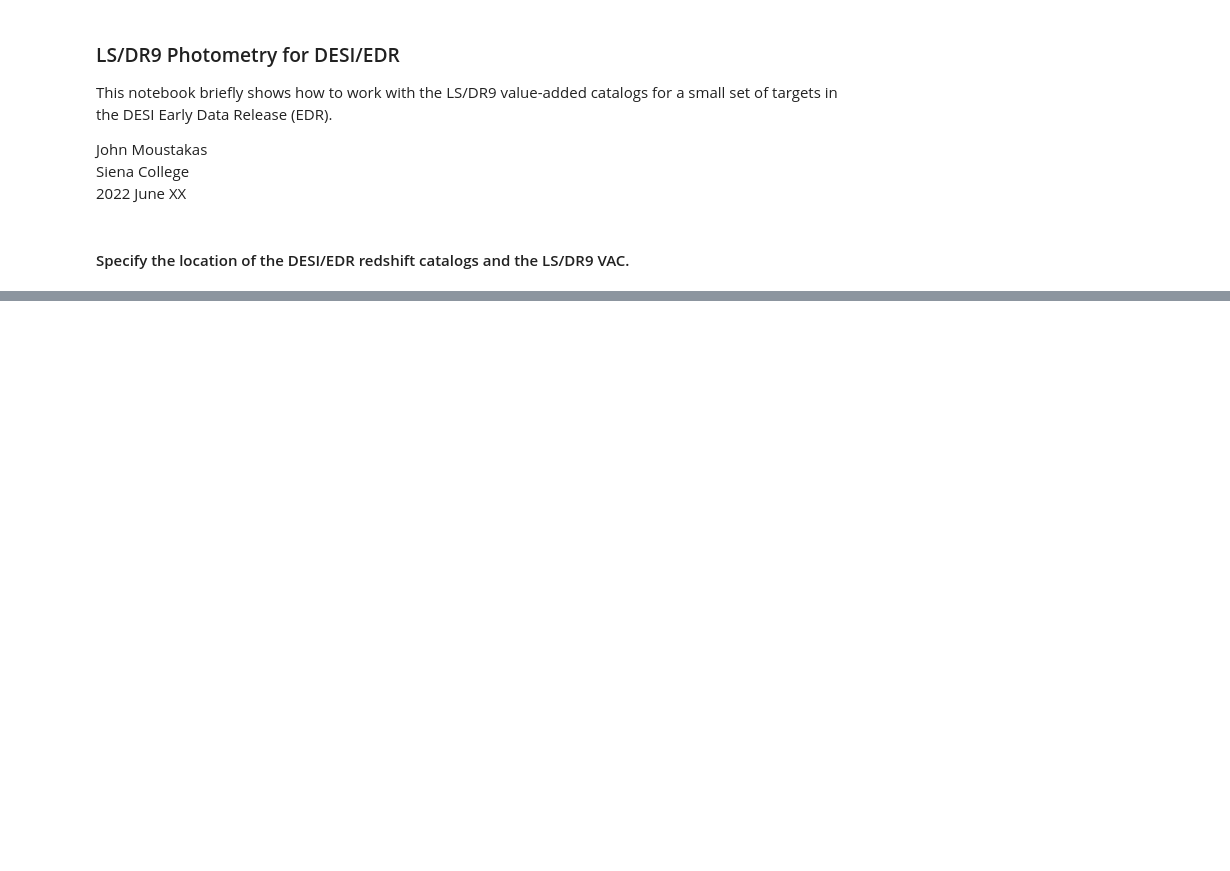
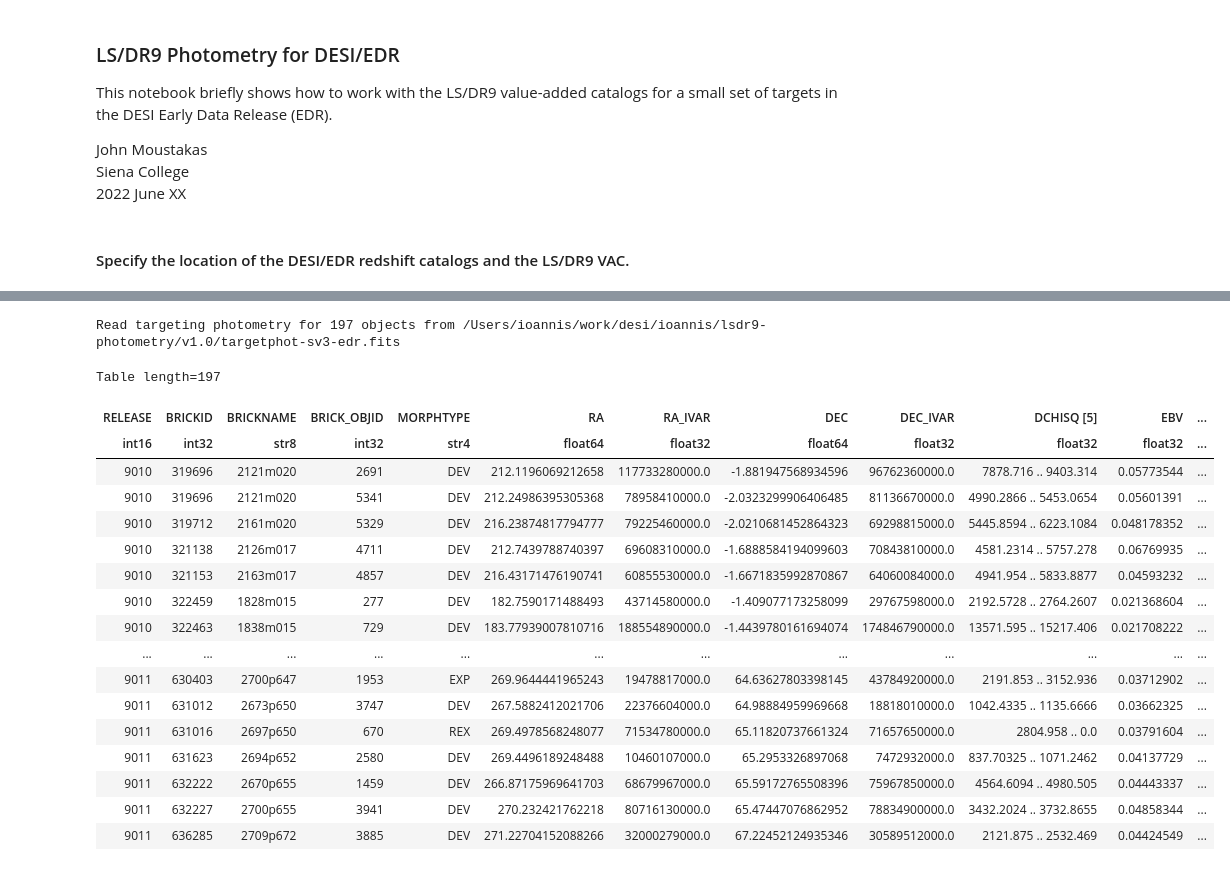
Before and after one commit to moustakas/desi-photometry, a Jupyter notebook: example.ipynb, the cells around one changed output, grey strips where cells are left out. Cells and saved outputs as stored; diff of their text form; code cells hidden in the pictures; blank space fills up the shorter version.

```diff
--- a/example.ipynb
+++ b/example.ipynb
@@ -42 +65,14 @@ hp.nside2resol(4, arcmin=True) / 60
+# %%
+def read_targetphot(zcat, survey=None):
+    """Read the targeting photometry for an input catalog of objects.
+
+    """
+    targetfile = os.path.join(vacdir, 'targetphot-{}-edr.fits'.format(survey))
+    alltargetids = fitsio.read(targetfile, 'TARGETPHOT', columns='TARGETID')
+    I = np.where(np.isin(alltargetids, zcat['TARGETID']))[0]
+
+    targ = Table(fitsio.read(targetfile, rows=I))
+    print('Read targeting photometry for {} objects from {}'.format(len(targ), targetfile))
+
+    return targ
 # %%
@@ -70,0 +108,23 @@ def get_tractorphot():
+# %%
+targ = read_targetphot(zcat, survey='sv3')
+targ
+# %% [output]
+Read targeting photometry for 197 objects from /Users/ioannis/work/desi/ioannis/lsdr9-photometry/v1.0/targetphot-sv3-edr.fits
+Table length=197
+| RELEASE | BRICKID | BRICKNAME | BRICK_OBJID | MORPHTYPE | RA | RA_IVAR | DEC | DEC_IVAR | DCHISQ [5] | EBV | ... |
+| int16 | int32 | str8 | int32 | str4 | float64 | float32 | float64 | float32 | float32 | float32 | ... |
+| 9010 | 319696 | 2121m020 | 2691 | DEV | 212.1196069212658 | 117733280000.0 | -1.881947568934596 | 96762360000.0 | 7878.716 .. 9403.314 | 0.05773544 | ... |
+| 9010 | 319696 | 2121m020 | 5341 | DEV | 212.24986395305368 | 78958410000.0 | -2.0323299906406485 | 81136670000.0 | 4990.2866 .. 5453.0654 | 0.05601391 | ... |
+| 9010 | 319712 | 2161m020 | 5329 | DEV | 216.23874817794777 | 79225460000.0 | -2.0210681452864323 | 69298815000.0 | 5445.8594 .. 6223.1084 | 0.048178352 | ... |
+| 9010 | 321138 | 2126m017 | 4711 | DEV | 212.7439788740397 | 69608310000.0 | -1.6888584194099603 | 70843810000.0 | 4581.2314 .. 5757.278 | 0.06769935 | ... |
+| 9010 | 321153 | 2163m017 | 4857 | DEV | 216.43171476190741 | 60855530000.0 | -1.6671835992870867 | 64060084000.0 | 4941.954 .. 5833.8877 | 0.04593232 | ... |
+| 9010 | 322459 | 1828m015 | 277 | DEV | 182.7590171488493 | 43714580000.0 | -1.409077173258099 | 29767598000.0 | 2192.5728 .. 2764.2607 | 0.021368604 | ... |
+| 9010 | 322463 | 1838m015 | 729 | DEV | 183.77939007810716 | 188554890000.0 | -1.4439780161694074 | 174846790000.0 | 13571.595 .. 15217.406 | 0.021708222 | ... |
+| ... | ... | ... | ... | ... | ... | ... | ... | ... | ... | ... | ... |
+| 9011 | 630403 | 2700p647 | 1953 | EXP | 269.9644441965243 | 19478817000.0 | 64.63627803398145 | 43784920000.0 | 2191.853 .. 3152.936 | 0.03712902 | ... |
+| 9011 | 631012 | 2673p650 | 3747 | DEV | 267.5882412021706 | 22376604000.0 | 64.98884959969668 | 18818010000.0 | 1042.4335 .. 1135.6666 | 0.03662325 | ... |
+| 9011 | 631016 | 2697p650 | 670 | REX | 269.4978568248077 | 71534780000.0 | 65.11820737661324 | 71657650000.0 | 2804.958 .. 0.0 | 0.03791604 | ... |
+| 9011 | 631623 | 2694p652 | 2580 | DEV | 269.4496189248488 | 10460107000.0 | 65.2953326897068 | 7472932000.0 | 837.70325 .. 1071.2462 | 0.04137729 | ... |
+| 9011 | 632222 | 2670p655 | 1459 | DEV | 266.87175969641703 | 68679967000.0 | 65.59172765508396 | 75967850000.0 | 4564.6094 .. 4980.505 | 0.04443337 | ... |
+| 9011 | 632227 | 2700p655 | 3941 | DEV | 270.232421762218 | 80716130000.0 | 65.47447076862952 | 78834900000.0 | 3432.2024 .. 3732.8655 | 0.04858344 | ... |
+| 9011 | 636285 | 2709p672 | 3885 | DEV | 271.22704152088266 | 32000279000.0 | 67.22452124935346 | 30589512000.0 | 2121.875 .. 2532.469 | 0.04424549 | ... |
```
Also changed, not shown: parts of 11 cells of this notebook.
